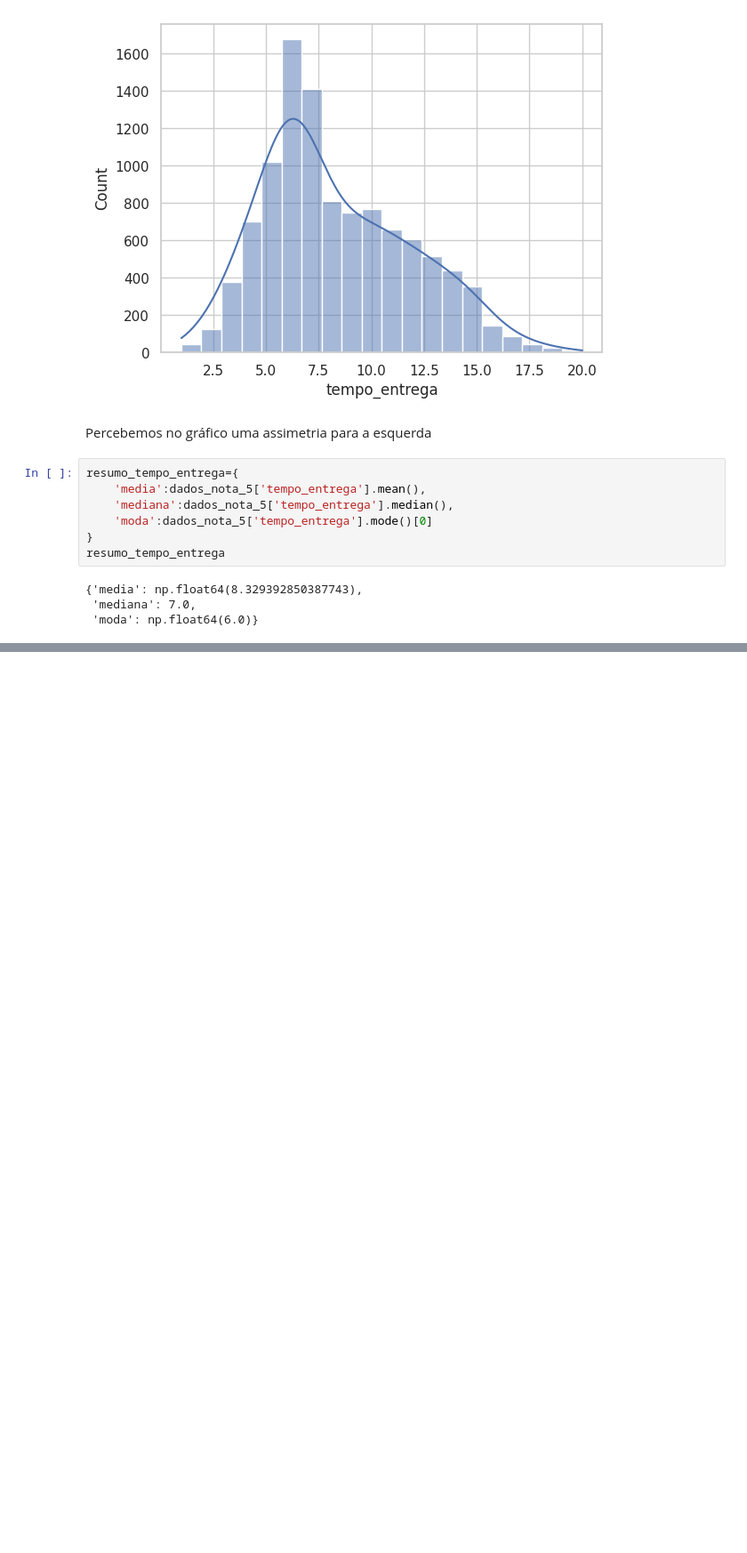
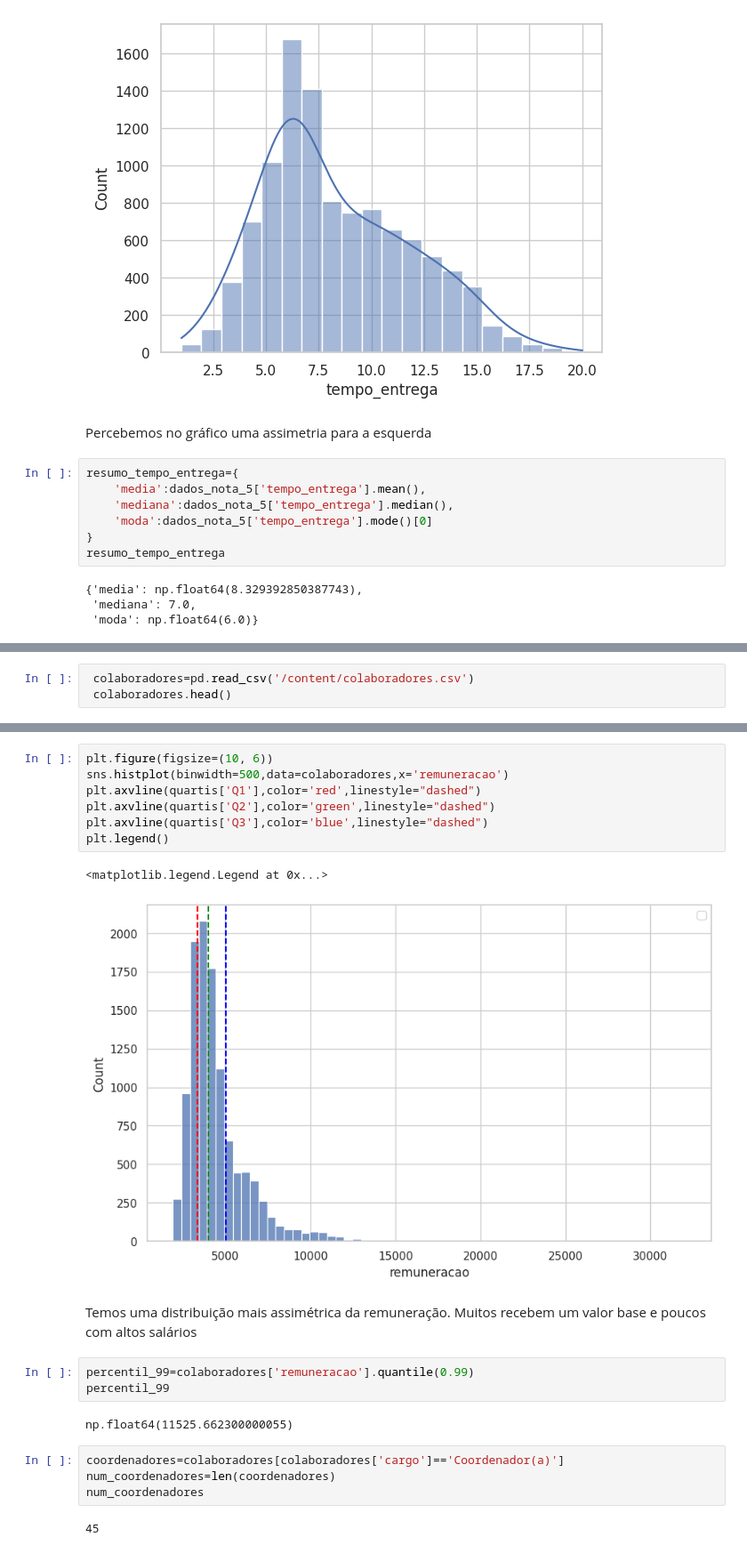
Before and after one commit to Jgabriel1800/estat-stica-varejo, a Jupyter notebook: estatistica_frequencia_medidas.ipynb, the cells around one changed output, grey strips where cells are left out. Shown at 89% size. Cells and saved outputs as stored; diff of their text form; blank space fills up the shorter version.

```diff
--- a/estatistica_frequencia_medidas.ipynb
+++ b/estatistica_frequencia_medidas.ipynb
@@ -497,0 +502,3 @@ resumo_tempo_entrega
+# %%
+ colaboradores=pd.read_csv('/content/colaboradores.csv')
+ colaboradores.head()
@@ -497,0 +604,24 @@ resumo_tempo_entrega
+# %%
+plt.figure(figsize=(10, 6))
+sns.histplot(binwidth=500,data=colaboradores,x='remuneracao')
+plt.axvline(quartis['Q1'],color='red',linestyle="dashed")
+plt.axvline(quartis['Q2'],color='green',linestyle="dashed")
+plt.axvline(quartis['Q3'],color='blue',linestyle="dashed")
+plt.legend()
+# %% [output]
+<matplotlib.legend.Legend at 0x...>
+[figure, added]
+# %% [markdown]
+Temos uma distribuição mais assimétrica da remuneração.
+Muitos recebem um valor base e poucos com altos salários
+# %%
+percentil_99=colaboradores['remuneracao'].quantile(0.99)
+percentil_99
+# %% [output]
+np.float64(11525.662300000055)
+# %%
+coordenadores=colaboradores[colaboradores['cargo']=='Coordenador(a)']
+num_coordenadores=len(coordenadores)
+num_coordenadores
+# %% [output]
+45
```
Also changed, not shown: parts of 44 cells of this notebook.
